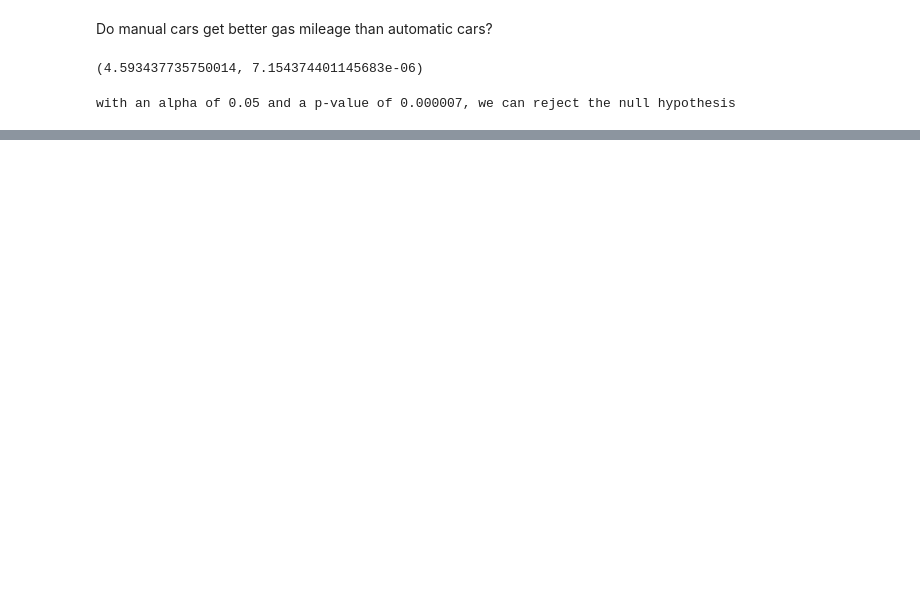
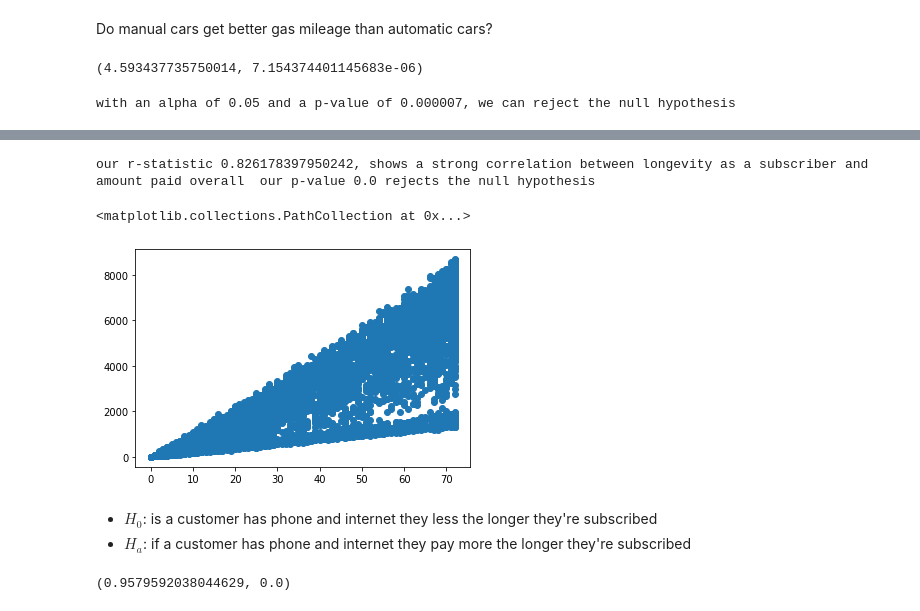
Before and after one commit to jivemachine/statistics-exercises, a Jupyter notebook: hypothesis_testing.ipynb, the cells around one changed output, grey strips where cells are left out. Cells and saved outputs as stored; diff of their text form; code cells hidden in the pictures; blank space fills up the shorter version.

```diff
--- a/hypothesis_testing.ipynb
+++ b/hypothesis_testing.ipynb
@@ -166,0 +193,6 @@ with an alpha of 0.05 and a p-value of 0.000007, we can reject the null hypothes
+# %%
+#monthly charges
+r, p = stats.pearsonr(x, y)
+
+print('our r=', r,"suggests that there is no correlation between tenure and paying less per month and",
+ "our p value p=", p, f"being less than our alpha {0.5} rejects our null hypothesis")
@@ -166,0 +209,26 @@ with an alpha of 0.05 and a p-value of 0.000007, we can reject the null hypothes
+# %%
+#total charges
+query2 = "SELECT tenure, total_charges FROM customers;"
+
+total_telco_churn = pd.read_sql(query2, url)
+
+total_charges = total_telco_churn.total_charges
+
+total_charges = total_charges.replace(r'^\s+$', np.nan, regex=True)
+
+x1 = total_telco_churn.tenure
+y1 = total_charges.fillna(0).astype(float)
+
+r, p = stats.pearsonr(x1, y1)
+print(f"our r-statistic {r}, shows a strong correlation between longevity as a subscriber and amount paid overall ",
+      f"our p-value {p} rejects the null hypothesis")
+# %% [output]
+our r-statistic 0.826178397950242, shows a strong correlation between longevity as a subscriber and amount paid overall  our p-value 0.0 rejects the null hypothesis
+# %%
+plt.scatter(x1, y1)
+# %% [output]
+<matplotlib.collections.PathCollection at 0x...>
+[figure, added]
+# %% [markdown]
+- $H_0$: is a customer has phone and internet they less the longer they're subscribed
+- $H_a$: if a customer has phone and internet they pay more the longer they're subscribed
@@ -166,0 +247,6 @@ with an alpha of 0.05 and a p-value of 0.000007, we can reject the null hypothes
+# %%
+r, p = stats.pearsonr(x2, y2)
+
+r, p
+# %% [output]
+(0.9579592038044629, 0.0)
```
Also changed, not shown: parts of 73 cells of this notebook.
